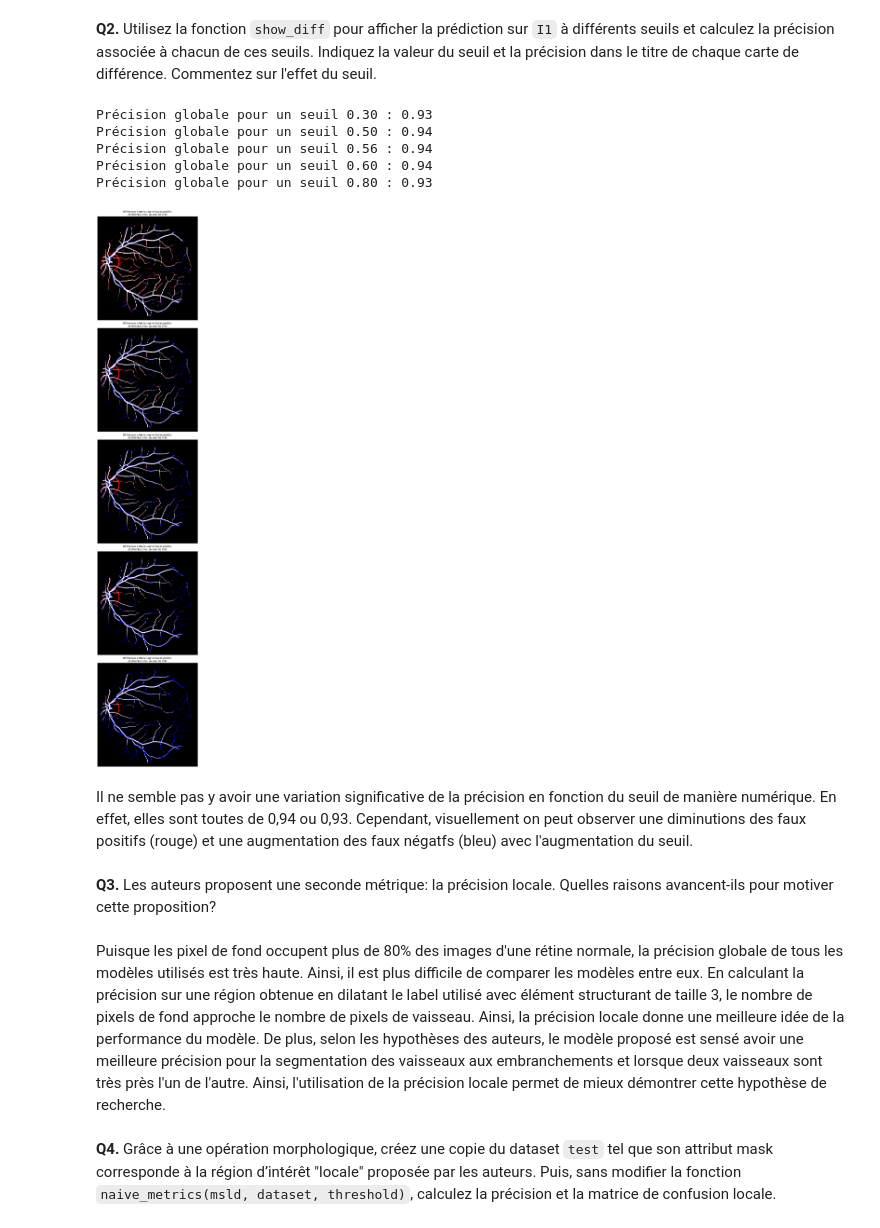
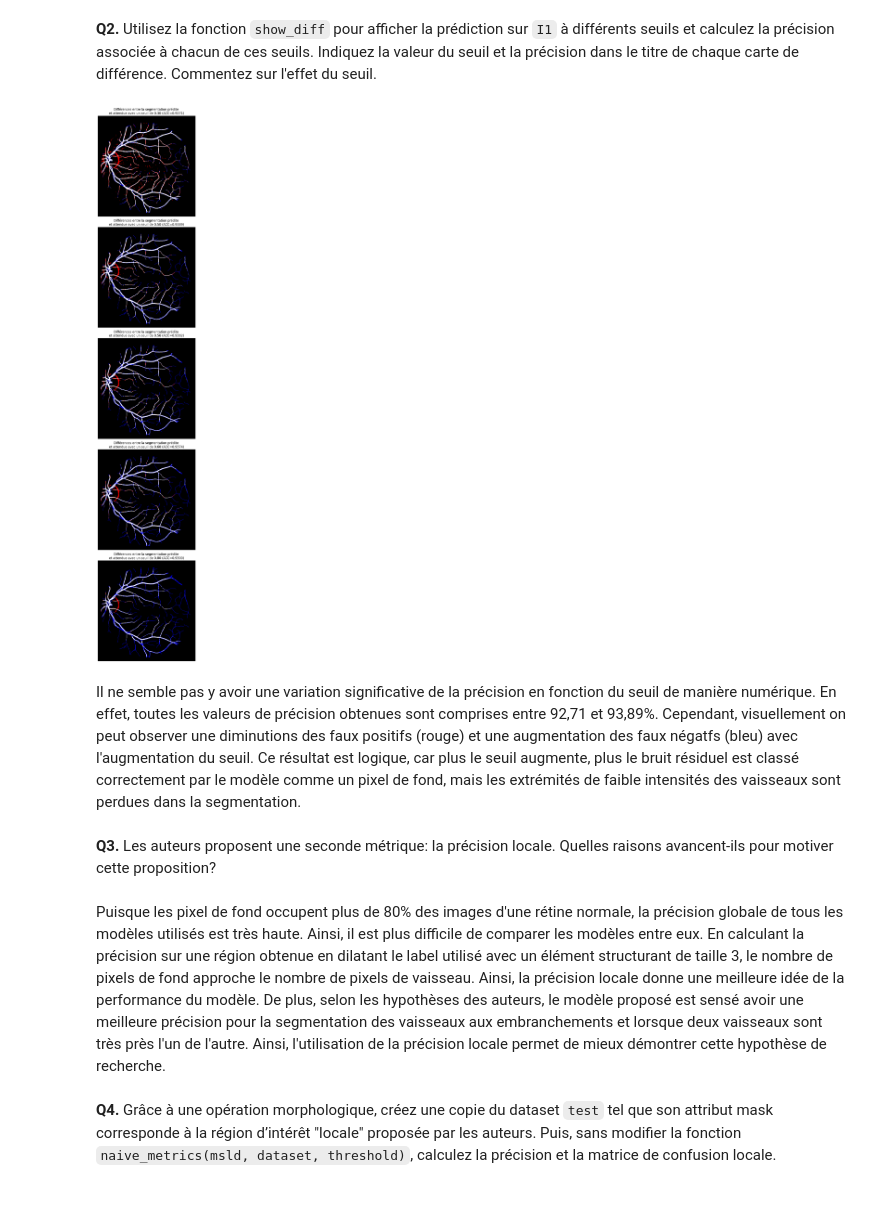
Before and after one commit to lashlone/GBM8770-Programmation, a Jupyter notebook: Projet/ProjetMSLD/RapportProjet.ipynb, the cells around one changed output. Drawn from its saved outputs; the diff is of its cells as text; code cells hidden in the pictures; blank space fills up the shorter version.

```diff
--- a/Projet/ProjetMSLD/RapportProjet.ipynb
+++ b/Projet/ProjetMSLD/RapportProjet.ipynb
@@ -222,32 +236,24 @@ Les données de cette matrice respectent le format suivant :
 # %%
 seuils = [0.3, 0.5, new_threshold, 0.6, 0.8]
 
-fig, axes = plt.subplots(5,1, figsize=(40,40)) # Format à fix
+fig, axes = plt.subplots(5,1, figsize=(32,30))
 fig.tight_layout(h_pad=2.0)
 
 for seuil, ax in zip(seuils, axes):
 
     accuracy, _ = naive_metrics(msld, test_eroded, seuil)
 
     show_diff(msld, I1_eroded, seuil, ax)
-    ax.set_title(f"Différences entre la segmentation prédite \net attendue avec un seuil de {seuil:.2f}")
-    print(f"Précision globale pour un seuil {seuil:.2f} : {accuracy:.2f}")
-
-plt.show()
+    ax.set_title(f"Différences entre la segmentation prédite \net attendue avec un seuil de {seuil:.2f} (ACC={accuracy:.4f})")
 # %% [output]
-Précision globale pour un seuil 0.30 : 0.93
-Précision globale pour un seuil 0.50 : 0.94
-Précision globale pour un seuil 0.56 : 0.94
-Précision globale pour un seuil 0.60 : 0.94
-Précision globale pour un seuil 0.80 : 0.93
-[figure, old version]
+[figure, new version]
 # %% [markdown]
-Il ne semble pas y avoir une variation significative de la précision en fonction du seuil de manière numérique. En effet, elles sont toutes de 0,94 ou 0,93. Cependant, visuellement on peut observer une diminutions des faux positifs (rouge) et une augmentation des faux négatfs (bleu) avec l'augmentation du seuil.
+Il ne semble pas y avoir une variation significative de la précision en fonction du seuil de manière numérique. En effet, toutes les valeurs de précision obtenues sont comprises entre 92,71 et 93,89%. Cependant, visuellement on peut observer une diminutions des faux positifs (rouge) et une augmentation des faux négatfs (bleu) avec l'augmentation du seuil. Ce résultat est logique, car plus le seuil augmente, plus le bruit résiduel est classé correctement par le modèle comme un pixel de fond, mais les extrémités de faible intensités des vaisseaux sont perdues dans la segmentation.
 # %% [markdown]
 **Q3.** Les auteurs proposent une seconde métrique: la précision locale. Quelles raisons avancent-ils
 pour motiver cette proposition?
 # %% [markdown]
-Puisque les pixel de fond occupent plus de 80% des images d'une rétine normale, la précision globale de tous les modèles utilisés est très haute. Ainsi, il est plus difficile de comparer les modèles entre eux. En calculant la précision sur une région obtenue en dilatant le label utilisé avec élément structurant de taille 3, le nombre de pixels de fond approche le nombre de pixels de vaisseau. Ainsi, la précision locale donne une meilleure idée de la performance du modèle. De plus, selon les hypothèses des auteurs, le modèle proposé est sensé avoir une meilleure précision pour la segmentation des vaisseaux aux embranchements et lorsque deux vaisseaux sont très près l'un de l'autre. Ainsi, l'utilisation de la précision locale permet de mieux démontrer cette hypothèse de recherche.
+Puisque les pixel de fond occupent plus de 80% des images d'une rétine normale, la précision globale de tous les modèles utilisés est très haute. Ainsi, il est plus difficile de comparer les modèles entre eux. En calculant la précision sur une région obtenue en dilatant le label utilisé avec un élément structurant de taille 3, le nombre de pixels de fond approche le nombre de pixels de vaisseau. Ainsi, la précision locale donne une meilleure idée de la performance du modèle. De plus, selon les hypothèses des auteurs, le modèle proposé est sensé avoir une meilleure précision pour la segmentation des vaisseaux aux embranchements et lorsque deux vaisseaux sont très près l'un de l'autre. Ainsi, l'utilisation de la précision locale permet de mieux démontrer cette hypothèse de recherche.
 # %% [markdown]
 **Q4.** Grâce à une opération morphologique, créez une copie du dataset ``test`` tel que son attribut mask corresponde à la région d’intérêt "locale" proposée par les auteurs. Puis, sans modifier la fonction `naive_metrics(msld, dataset, threshold)`, calculez la précision et la matrice de confusion locale.
 # %%
```
Also changed, not shown: parts of 41 cells of this notebook, 2 other files.
